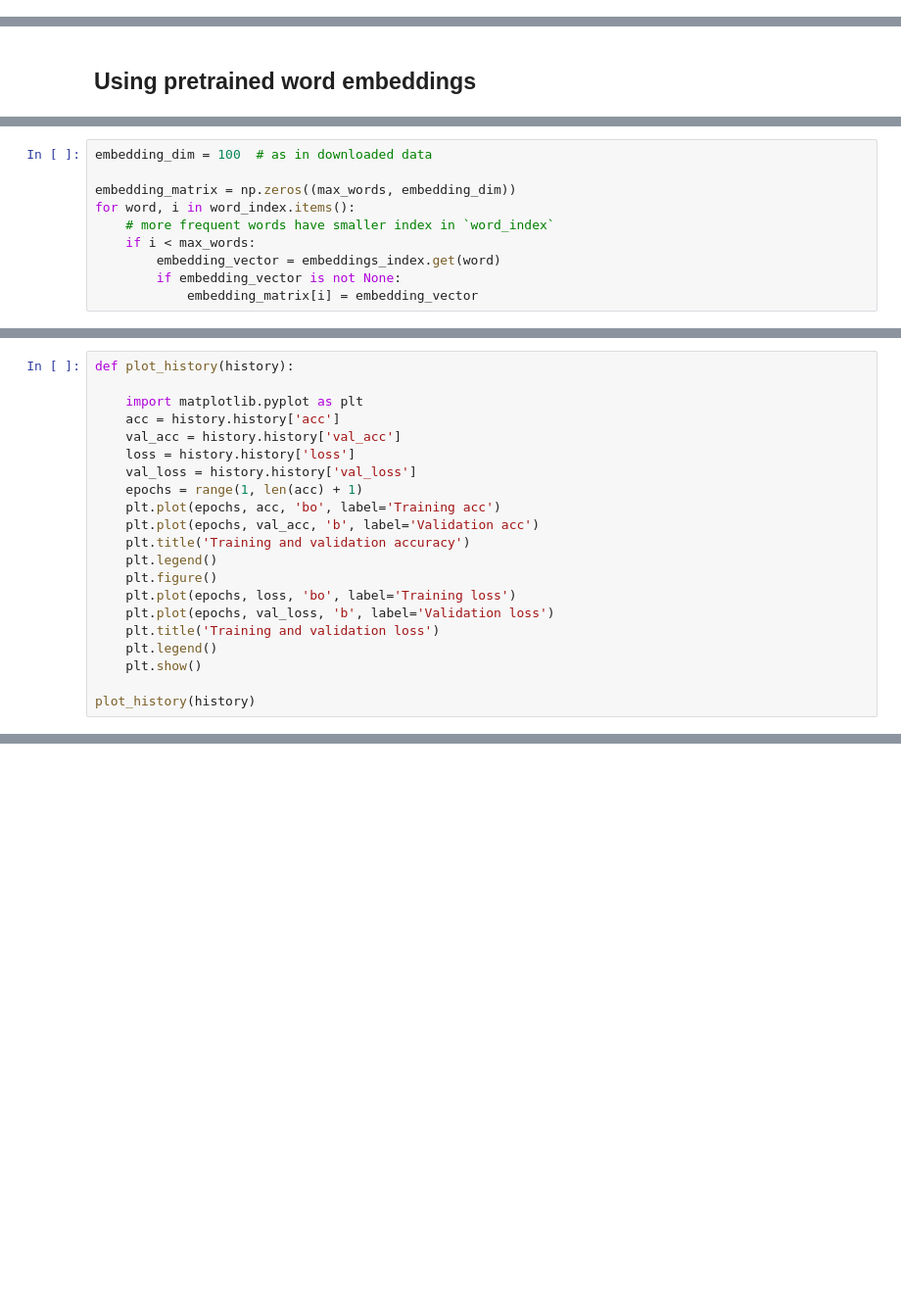
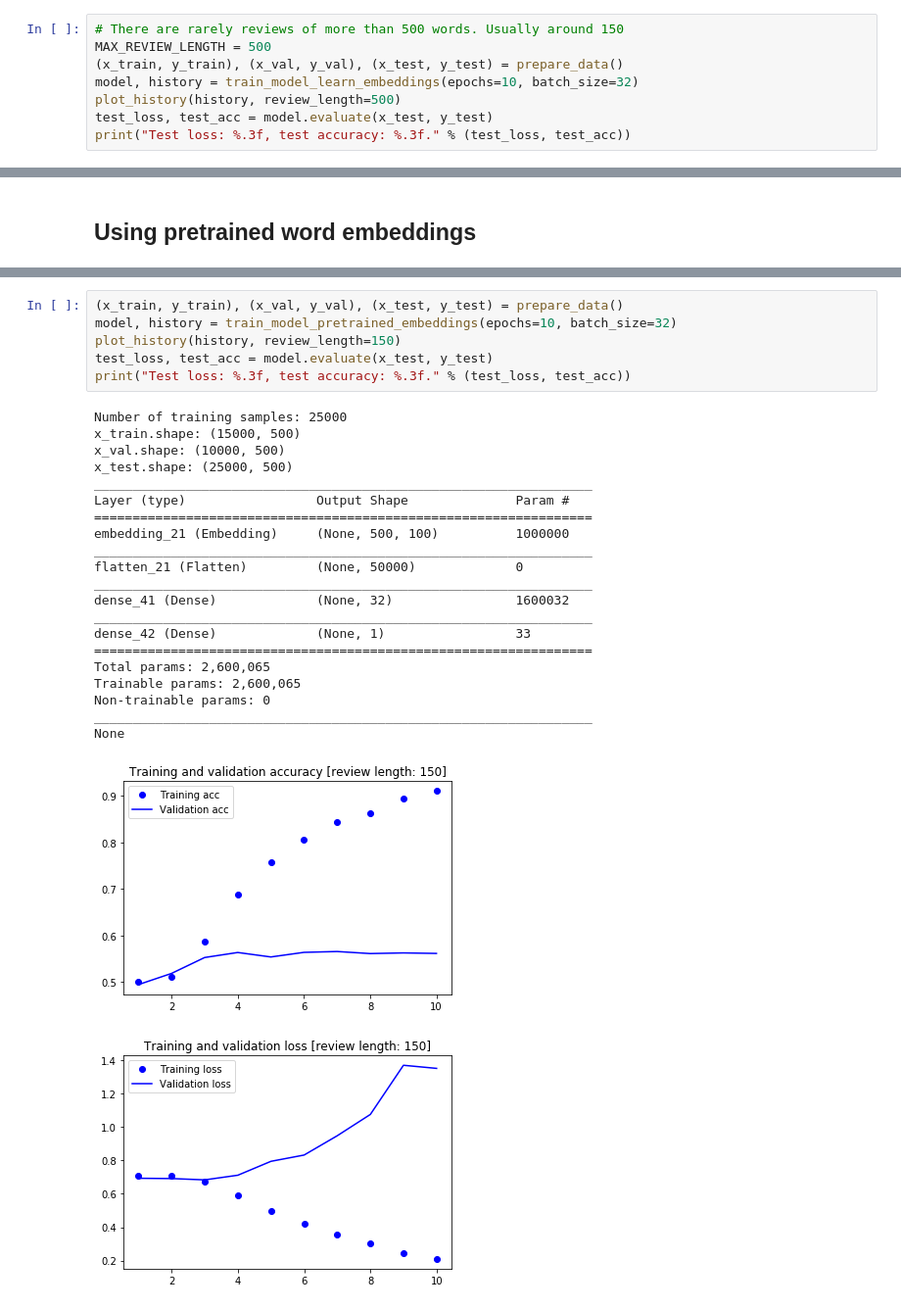
Before and after one commit to mappls/Playfield, a Jupyter notebook: keras/9_embeddings_movie_reviews.ipynb, the cells around one changed output, grey strips where cells are left out. Shown: that part at 98% size. Drawn from its saved outputs; the diff is of its cells as text; blank space fills up the shorter version.

```diff
--- a/keras/9_embeddings_movie_reviews.ipynb
+++ b/keras/9_embeddings_movie_reviews.ipynb
@@ -78,0 +162,8 @@ array([-0.11529426,  0.00810136, -0.04695838,  0.07720837, -0.05905389,
+# %%
+# There are rarely reviews of more than 500 words. Usually around 150
+MAX_REVIEW_LENGTH = 500
+(x_train, y_train), (x_val, y_val), (x_test, y_test) = prepare_data()
+model, history = train_model_learn_embeddings(epochs=10, batch_size=32)
+plot_history(history, review_length=500)
+test_loss, test_acc = model.evaluate(x_test, y_test)
+print("Test loss: %.3f, test accuracy: %.3f." % (test_loss, test_acc))
@@ -173,10 +222,0 @@ word_index.pop('an')
-# %%
-embedding_dim = 100  # as in downloaded data
-
-embedding_matrix = np.zeros((max_words, embedding_dim))
-for word, i in word_index.items():
-    # more frequent words have smaller index in `word_index`
-    if i < max_words:
-        embedding_vector = embeddings_index.get(word)
-        if embedding_vector is not None:
-            embedding_matrix[i] = embedding_vector
@@ -241,21 +278,0 @@ Epoch 10/10
-# %%
-def plot_history(history):
-
-    import matplotlib.pyplot as plt
-    acc = history.history['acc']
-    val_acc = history.history['val_acc']
-    loss = history.history['loss']
-    val_loss = history.history['val_loss']
-    epochs = range(1, len(acc) + 1)
-    plt.plot(epochs, acc, 'bo', label='Training acc')
-    plt.plot(epochs, val_acc, 'b', label='Validation acc')
-    plt.title('Training and validation accuracy')
-    plt.legend()
-    plt.figure()
-    plt.plot(epochs, loss, 'bo', label='Training loss')
-    plt.plot(epochs, val_loss, 'b', label='Validation loss')
-    plt.title('Training and validation loss')
-    plt.legend()
-    plt.show()
-
-plot_history(history)
@@ -337,0 +279,29 @@ model.evaluate(x_test, y_test)
+# %%
+(x_train, y_train), (x_val, y_val), (x_test, y_test) = prepare_data()
+model, history = train_model_pretrained_embeddings(epochs=10, batch_size=32)
+plot_history(history, review_length=150)
+test_loss, test_acc = model.evaluate(x_test, y_test)
+print("Test loss: %.3f, test accuracy: %.3f." % (test_loss, test_acc))
+# %% [output]
+Number of training samples: 25000
+x_train.shape: (15000, 500)
+x_val.shape: (10000, 500)
+x_test.shape: (25000, 500)
+_________________________________________________________________
+Layer (type)                 Output Shape              Param #
+=================================================================
+embedding_21 (Embedding)     (None, 500, 100)          1000000
+_________________________________________________________________
+flatten_21 (Flatten)         (None, 50000)             0
+_________________________________________________________________
+dense_41 (Dense)             (None, 32)                1600032
+_________________________________________________________________
+dense_42 (Dense)             (None, 1)                 33
+=================================================================
+Total params: 2,600,065
+Trainable params: 2,600,065
+Non-trainable params: 0
+_________________________________________________________________
+None
+[figure, added]
+[figure, added]
```
Also changed, not shown: parts of 48 cells of this notebook.
